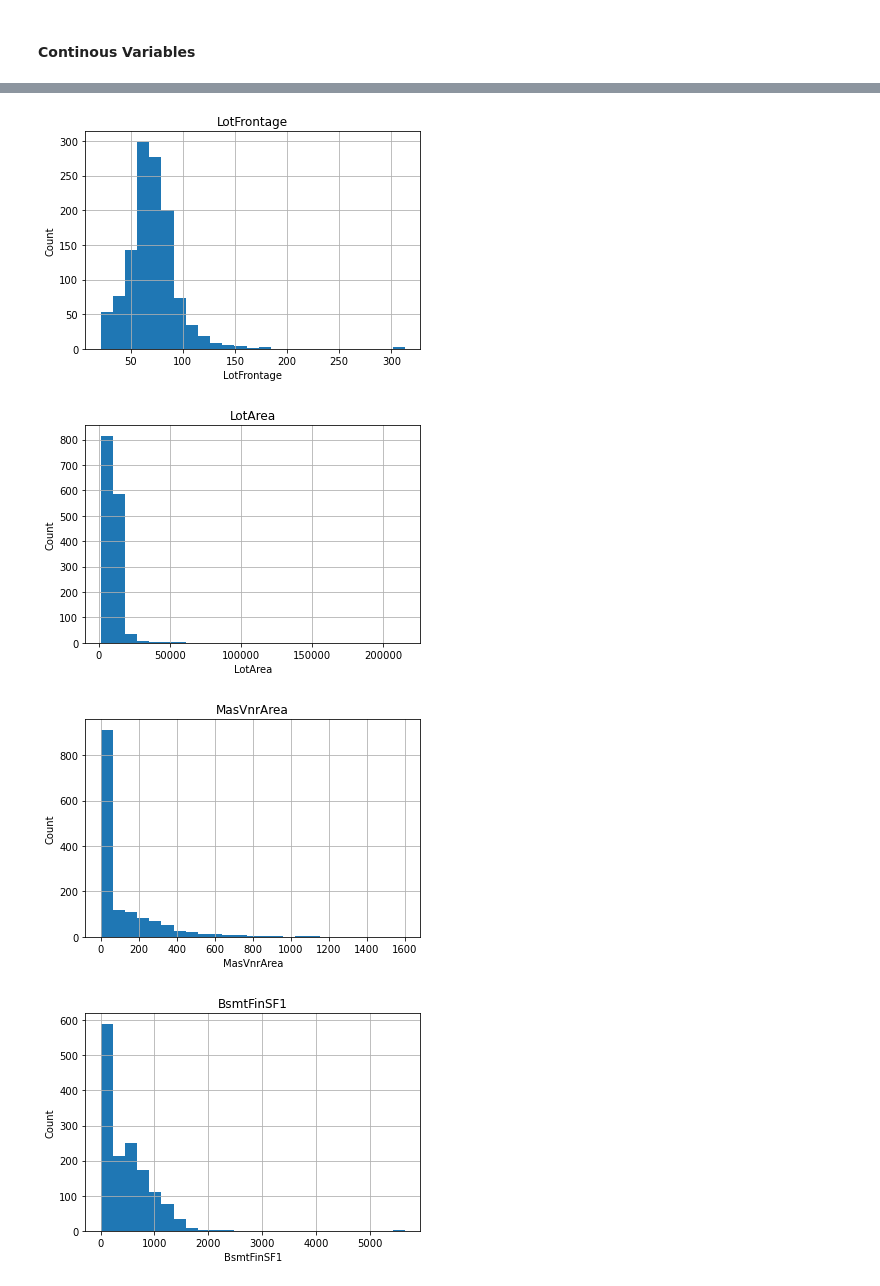
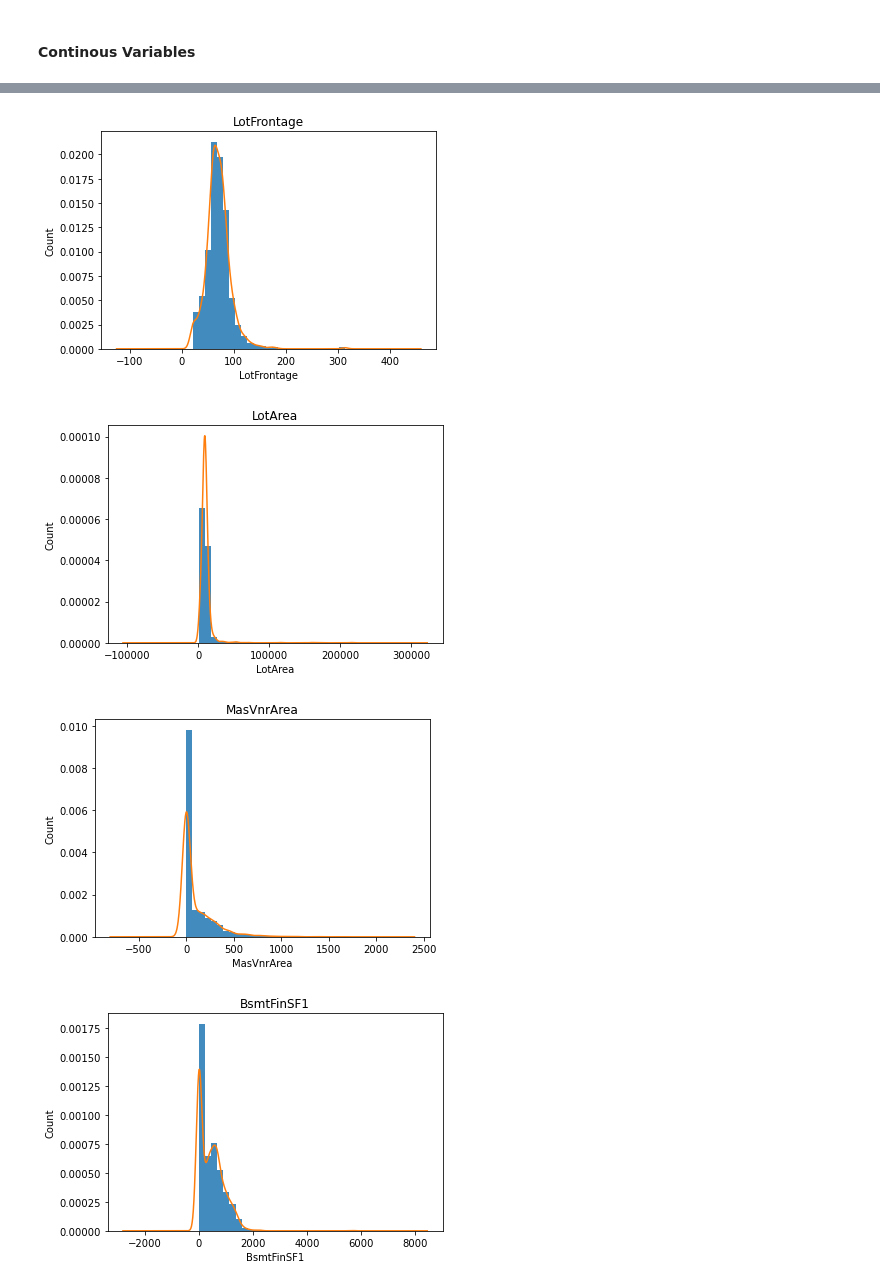
Before and after one commit to ZizZu94/house-prices, a Jupyter notebook: exploratory-data-analysis.ipynb, the cells around one changed output, grey strips where cells are left out. Cells and saved outputs as stored; diff of their text form; code cells hidden in the pictures.

Commit message:
Done data exploration part

```diff
--- a/exploratory-data-analysis.ipynb
+++ b/exploratory-data-analysis.ipynb
@@ -209,3 +212,6 @@ dataset[discrete_features].head()
 | 2 | 60 | 7 | 5 | 0 | 1 | 0 | 2 | 1 | ... |
 | 3 | 70 | 7 | 5 | 0 | 1 | 0 | 1 | 0 | ... |
 | 4 | 60 | 8 | 5 | 0 | 1 | 0 | 2 | 1 | ... |
+# %%
+color_list = list(matColors.TABLEAU_COLORS.keys())
+color_list
@@ -212,7 +229,8 @@ dataset[discrete_features].head()
 # %%
 for feature in discrete_features:
     data=dataset.copy()
-    data.groupby(feature)['SalePrice'].median().plot.bar()
+    random.shuffle(color_list)
+    data.groupby(feature)['SalePrice'].median().plot.bar(color=color_list)
     plt.xlabel(feature)
     plt.ylabel('Sale price median')
     plt.title(feature)
@@ -241,17 +266,18 @@ Continuous feature Count 16
 # %%
 
 
 ## Lets analyse the continuous values by creating histograms to understand the distribution
 
 for feature in continuous_feature:
     data=dataset.copy()
-    data[feature].hist(bins=25)
+    data[feature].hist(density = True, alpha = 0.85, bins = 25)
+    data[feature].plot(kind = "kde")
     plt.xlabel(feature)
     plt.ylabel("Count")
     plt.title(feature)
     plt.show()
 # %% [output]
-[figure, old version]
+[figure, new version]
-[figure, old version]
+[figure, new version]
-[figure, old version]
+[figure, new version]
-[figure, old version]
+[figure, new version]
```
Also changed, not shown: parts of 15 cells of this notebook.
